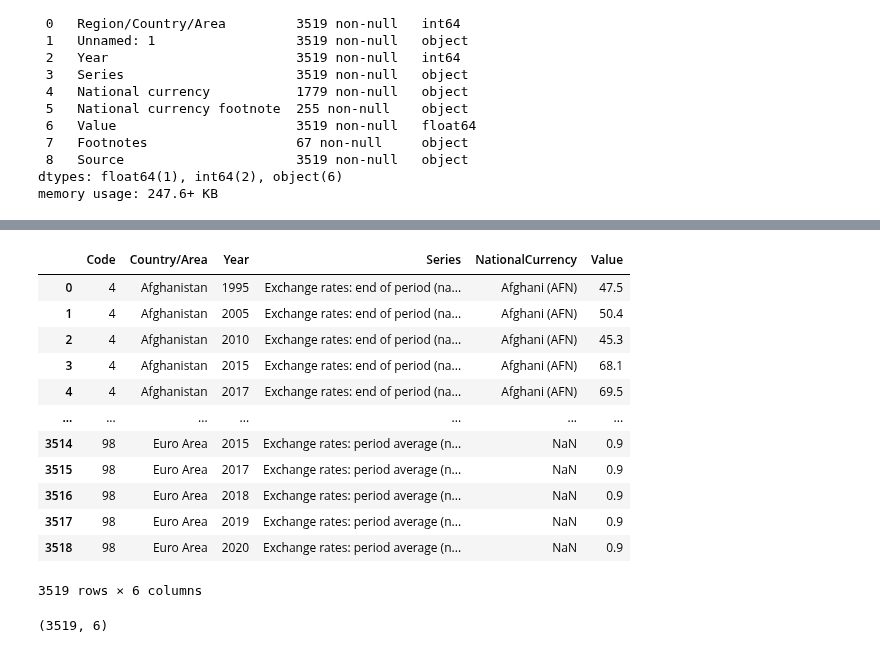
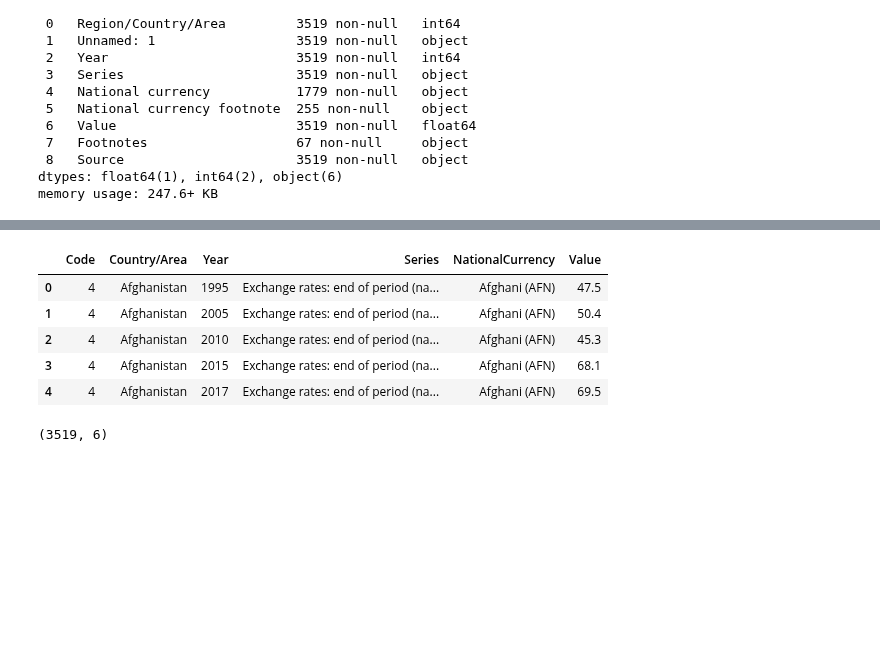
Before and after one commit to eldrigeampong/Data-Science, a Jupyter notebook: UN/Finance/project2.ipynb, the cells around one changed output, grey strips where cells are left out. Saved outputs shown, nothing was run; the diff lists cells and outputs as text; code cells hidden in the pictures; blank space fills up the shorter version.

```diff
--- a/UN/Finance/project2.ipynb
+++ b/UN/Finance/project2.ipynb
@@ -80,22 +80,21 @@ df.head()
 | 4 | 4 | Afghanistan | 2017 | Exchange rates: end of period (na... | Afghani (AFN) | NaN | 69.5 | NaN | ... |
 # %%
 df1 = df[['Code', 'Country/Area', 'Year', 'Series', 'National currency', 'Value']]
-df1.rename(columns={'National currency': 'NationalCurrency'}, inplace=True)             # rename column
-df1
+df1.rename(
+    columns={
+        'National currency': 'NationalCurrency'
+    },
+        inplace=True
+)
+
+df1.head()
 # %% [output]
 |  | Code | Country/Area | Year | Series | NationalCurrency | Value |
 | 0 | 4 | Afghanistan | 1995 | Exchange rates: end of period (na... | Afghani (AFN) | 47.5 |
 | 1 | 4 | Afghanistan | 2005 | Exchange rates: end of period (na... | Afghani (AFN) | 50.4 |
 | 2 | 4 | Afghanistan | 2010 | Exchange rates: end of period (na... | Afghani (AFN) | 45.3 |
 | 3 | 4 | Afghanistan | 2015 | Exchange rates: end of period (na... | Afghani (AFN) | 68.1 |
 | 4 | 4 | Afghanistan | 2017 | Exchange rates: end of period (na... | Afghani (AFN) | 69.5 |
-| ... | ... | ... | ... | ... | ... | ... |
-| 3514 | 98 | Euro Area | 2015 | Exchange rates: period average (n... | NaN | 0.9 |
-| 3515 | 98 | Euro Area | 2017 | Exchange rates: period average (n... | NaN | 0.9 |
-| 3516 | 98 | Euro Area | 2018 | Exchange rates: period average (n... | NaN | 0.9 |
-| 3517 | 98 | Euro Area | 2019 | Exchange rates: period average (n... | NaN | 0.9 |
-| 3518 | 98 | Euro Area | 2020 | Exchange rates: period average (n... | NaN | 0.9 |
-3519 rows × 6 columns
 # %%
 df1.shape
 # %% [output]
```
Also changed, not shown: parts of 11 cells of this notebook, 1 other file.
